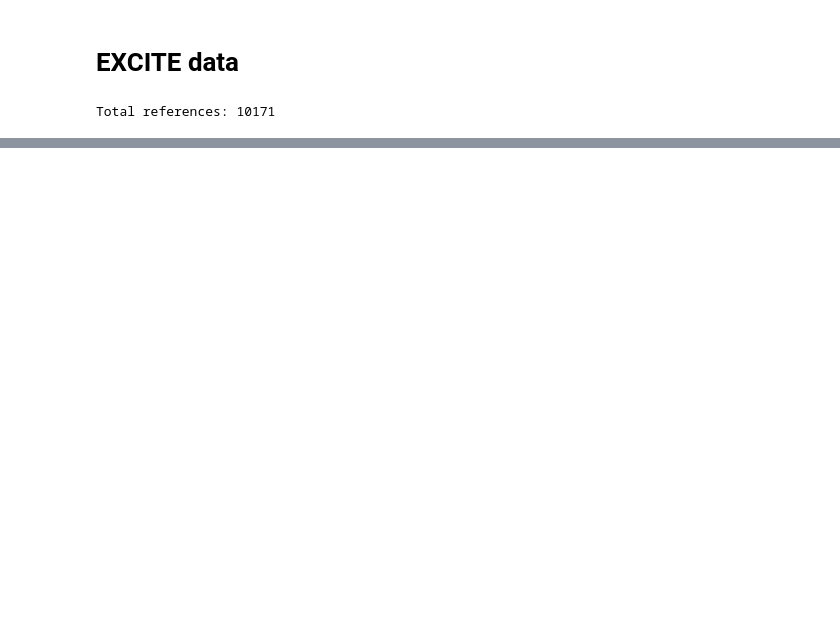
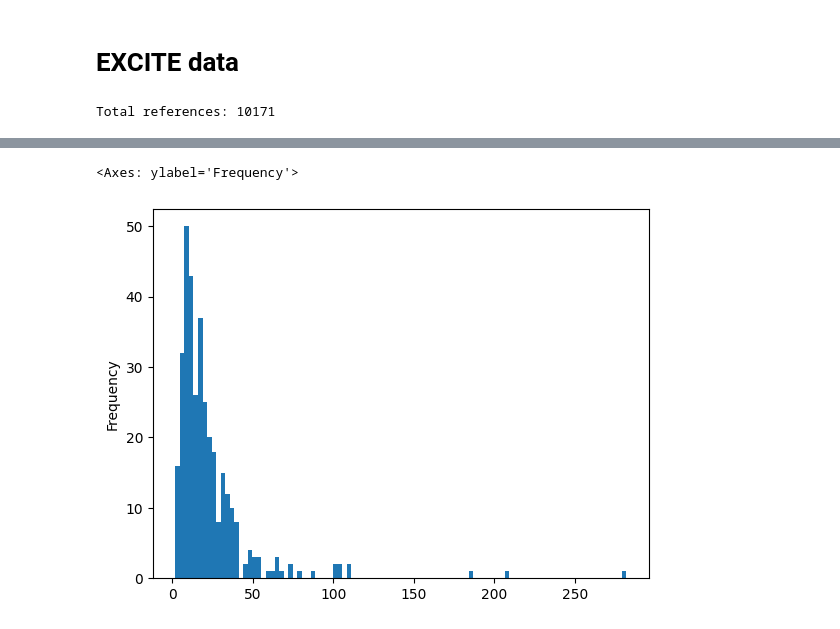
Before and after one commit to odoma-ch/ssh-citation-index, a Jupyter notebook: citation_extraction_eval.ipynb, the cells around one changed output, grey strips where cells are left out. Drawn from its saved outputs; the diff is of its cells as text; code cells hidden in the pictures; blank space fills up the shorter version.

```diff
--- a/citation_extraction_eval.ipynb
+++ b/citation_extraction_eval.ipynb
@@ -57,3 +64,8 @@ Paper 1 (ID: 26236):
+# %%
+pdf_df['page_count'].plot(kind='hist', bins=100)
+# %% [output]
+<Axes: ylabel='Frequency'>
+[figure, added]
 # %%
 REFERENCE_EXTRACTION_PROMPT_SYS = """You are an expert in scholarly references and citations. You help the user to extract citation data from scientific works."""
 
```
Also changed, not shown: parts of 8 cells of this notebook, 2 other files.
